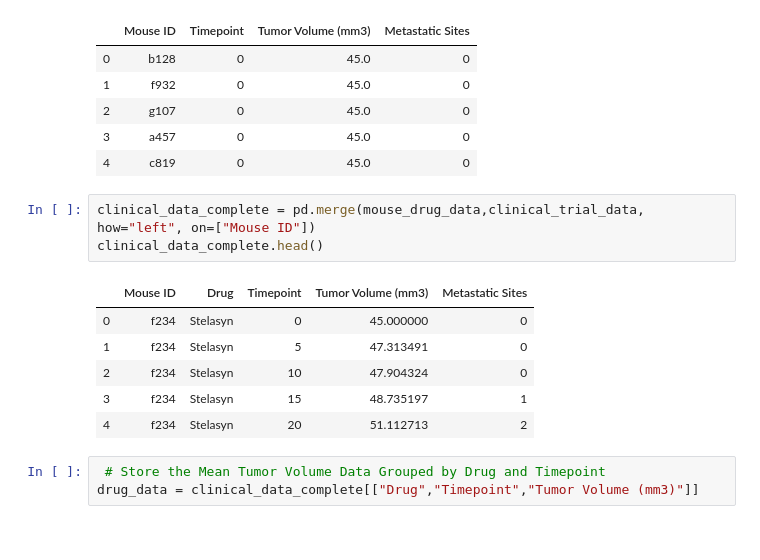
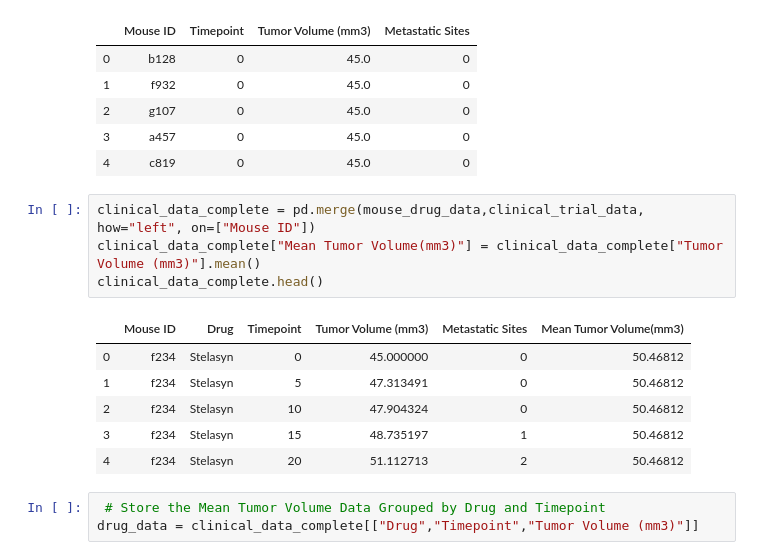
Before and after one commit to Pablo5653/matplotlib-challenge, a Jupyter notebook: HW.ipynb, the cells around one changed output. Drawn from its saved outputs; the diff is of its cells as text.

```diff
--- a/HW.ipynb
+++ b/HW.ipynb
@@ -36,14 +36,15 @@ clinical_trial_data.head()
 | 4 | c819 | 0 | 45.0 | 0 |
 # %%
 clinical_data_complete = pd.merge(mouse_drug_data,clinical_trial_data, how="left", on=["Mouse ID"])
+clinical_data_complete["Mean Tumor Volume(mm3)"] = clinical_data_complete["Tumor Volume (mm3)"].mean()
 clinical_data_complete.head()
 # %% [output]
-|  | Mouse ID | Drug | Timepoint | Tumor Volume (mm3) | Metastatic Sites |
-| 0 | f234 | Stelasyn | 0 | 45.000000 | 0 |
-| 1 | f234 | Stelasyn | 5 | 47.313491 | 0 |
-| 2 | f234 | Stelasyn | 10 | 47.904324 | 0 |
-| 3 | f234 | Stelasyn | 15 | 48.735197 | 1 |
-| 4 | f234 | Stelasyn | 20 | 51.112713 | 2 |
+|  | Mouse ID | Drug | Timepoint | Tumor Volume (mm3) | Metastatic Sites | Mean Tumor Volume(mm3) |
+| 0 | f234 | Stelasyn | 0 | 45.000000 | 0 | 50.46812 |
+| 1 | f234 | Stelasyn | 5 | 47.313491 | 0 | 50.46812 |
+| 2 | f234 | Stelasyn | 10 | 47.904324 | 0 | 50.46812 |
+| 3 | f234 | Stelasyn | 15 | 48.735197 | 1 | 50.46812 |
+| 4 | f234 | Stelasyn | 20 | 51.112713 | 2 | 50.46812 |
 # %%
  # Store the Mean Tumor Volume Data Grouped by Drug and Timepoint
 drug_data = clinical_data_complete[["Drug","Timepoint","Tumor Volume (mm3)"]]
```
Also changed, not shown: parts of 20 cells of this notebook.
